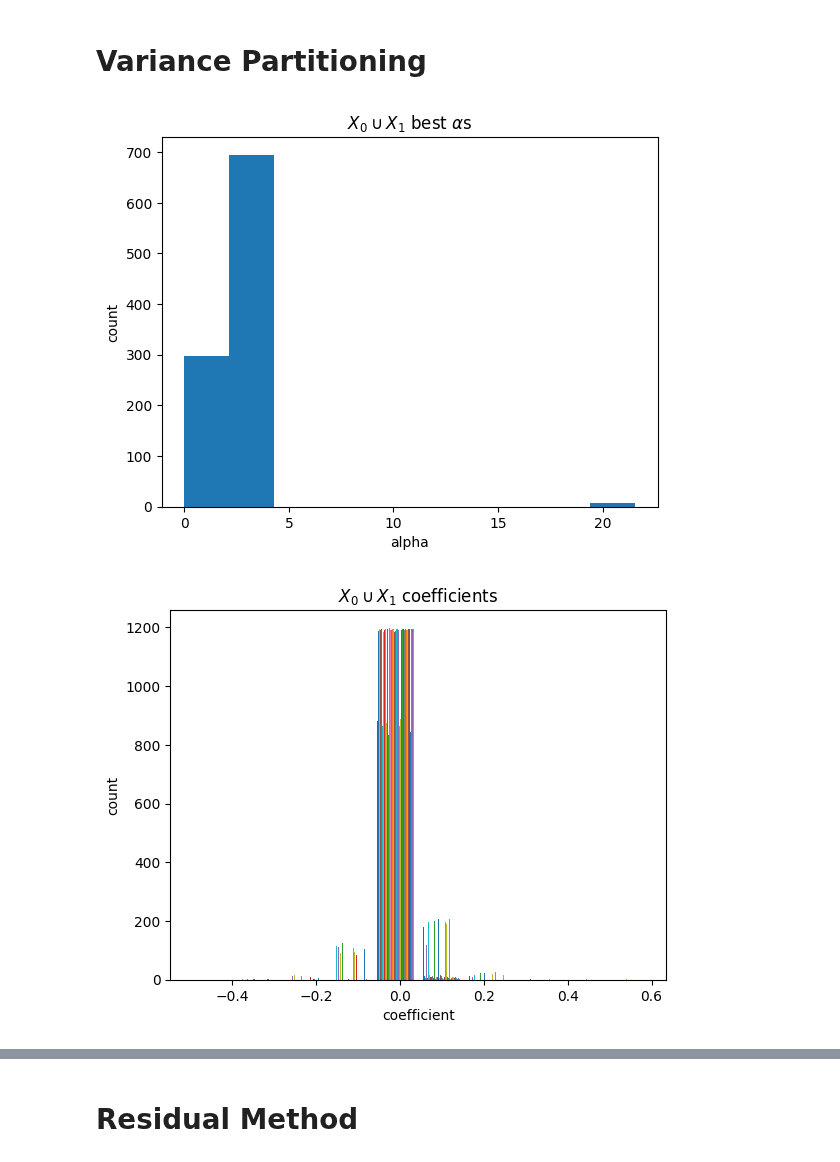
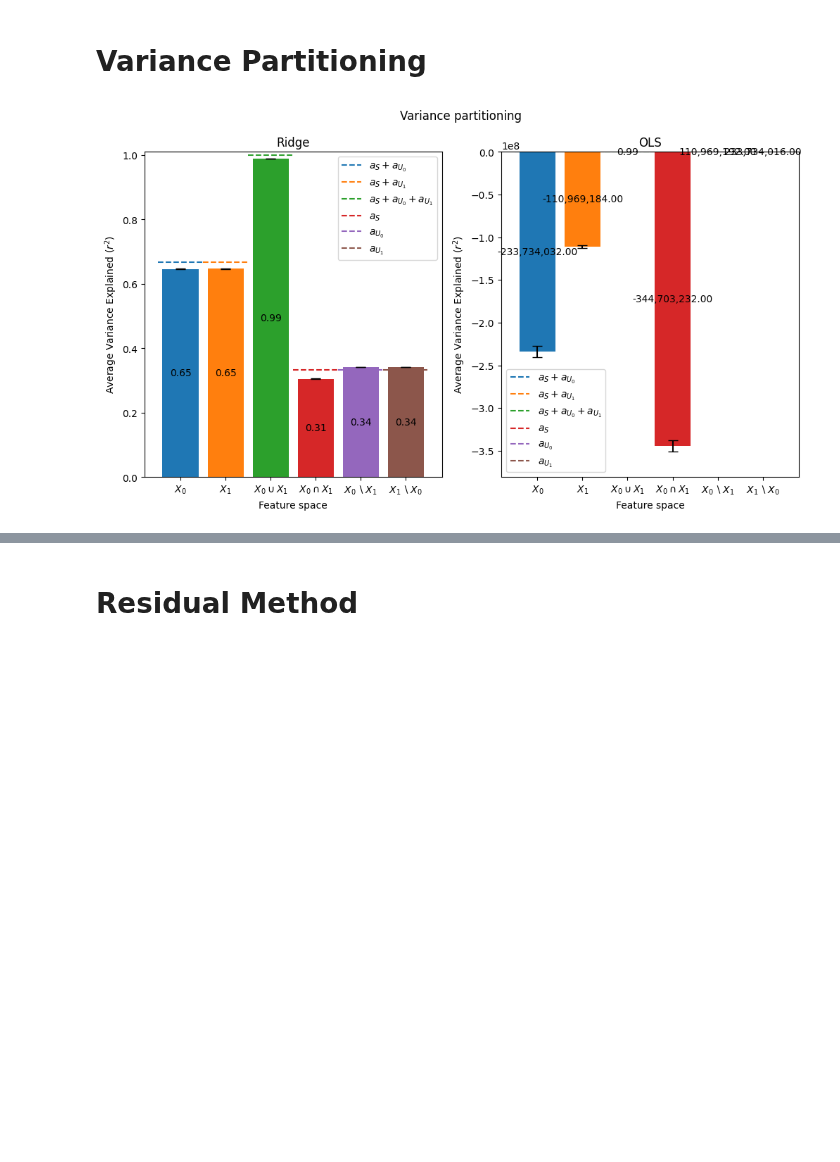
Before and after one commit to leo-schultheiss/compare_variance_residual, a Jupyter notebook: compare_variance_residual/simulated/sanity_checks.ipynb, the cells around one changed output, grey strips where cells are left out. Drawn from its saved outputs; the diff is of its cells as text; code cells hidden in the pictures; blank space fills up the shorter version.

Commit message:
update plots

```diff
--- a/compare_variance_residual/simulated/sanity_checks.ipynb
+++ b/compare_variance_residual/simulated/sanity_checks.ipynb
@@ -22,13 +22,14 @@ logging.basicConfig(format='%(asctime)s %(levelname)s:%(message)s', level=loggin
 logger = logging.getLogger()
 logger.setLevel(logging.DEBUG)
 # %%
-def generic_errorbar_plot(means, variances, labels, horizontal_positions, title, suptitle, ylabel, xlabel,  n_samples_train, n_samples_test,ax: axes.Axes = None, fig=None):
+def generic_errorbar_plot(means, variances, labels, horizontal_positions, title, suptitle, ylabel, xlabel,
+                          n_samples_train, n_samples_test, ax: axes.Axes = None, fig=None):
     """Generic plot function for shared parameters between vp_errorbar and rm_errorbar."""
 
     if ax is None or fig is None:
         fig, ax = plt.subplots()
 
-    yerr =  [np.sqrt(var) / np.sqrt(n_samples_test) for var in variances]
+    yerr = [np.sqrt(var) / np.sqrt(n_samples_test) for var in variances]
     colors = ["tab:blue", "tab:orange", "tab:green", "tab:red", "tab:purple", "tab:brown"]
 
     # Create bar plot
@@ -83,7 +84,8 @@ def vp_errorbar(score_0, score_1, joint_score, shared, x0_unique, x1_unique, fea
     means = [s.mean() for s in scores]
     variances = [s.var() for s in scores]
 
-    bar_names = [r"$X_0$", r"$X_1$", r"$X_0 \cup X_1$", r"$X_0 \cap X_1$", r"$X_0 \setminus X_1$", r"$X_1 \setminus X_0$"]
+    bar_names = [r"$X_0$", r"$X_1$", r"$X_0 \cup X_1$", r"$X_0 \cap X_1$", r"$X_0 \setminus X_1$",
+                 r"$X_1 \setminus X_0$"]
 
     # Horizontal line positions
     horizontal_positions = [
@@ -113,8 +115,24 @@ def vp_errorbar(score_0, score_1, joint_score, shared, x0_unique, x1_unique, fea
 # %%
 from variance_partitioning import variance_partitioning
 # %%
-(score_0, score_1, joint_score, shared, x0_unique, x1_unique) = variance_partitioning(Xs_train, Xs_test, Y_train,
-                                                                                      Y_test, cv=cv, alphas=alphas, logger=logger)
+fig, axs = plt.subplots(1, 2, figsize=(12, 6))
+(score_0, score_1, joint_score, shared, x0_unique, x1_unique) = variance_partitioning(Xs_train, Xs_test,
+                                                                                      Y_train,
+                                                                                      Y_test, cv=cv,
+                                                                                      alphas=alphas,
+                                                                                      logger=logger)
+vp_errorbar(score_0, score_1, joint_score, shared, x0_unique, x1_unique, feature_space_dimensions, scalars, n_targets,
+            n_samples_train, n_samples_test, noise_scalar, ax=axs[0], fig=fig)
+axs[0].set_title("Ridge")
+(score_0, score_1, joint_score, shared, x0_unique, x1_unique) = variance_partitioning(Xs_train, Xs_test,
+                                                                                      Y_train,
+                                                                                      Y_test, cv=cv,
+                                                                                      alphas=alphas,
+                                                                                      logger=logger, use_ols=True)
+vp_errorbar(score_0, score_1, joint_score, shared, x0_unique, x1_unique, feature_space_dimensions, scalars, n_targets,
+            n_samples_train, n_samples_test, noise_scalar, ax=axs[1], fig=fig)
+axs[1].set_title("OLS")
+
+plt.show()
 # %% [output]
-[figure, old version]
+[figure, new version]
-[figure, removed]
```
Also changed, not shown: parts of 11 cells of this notebook.
